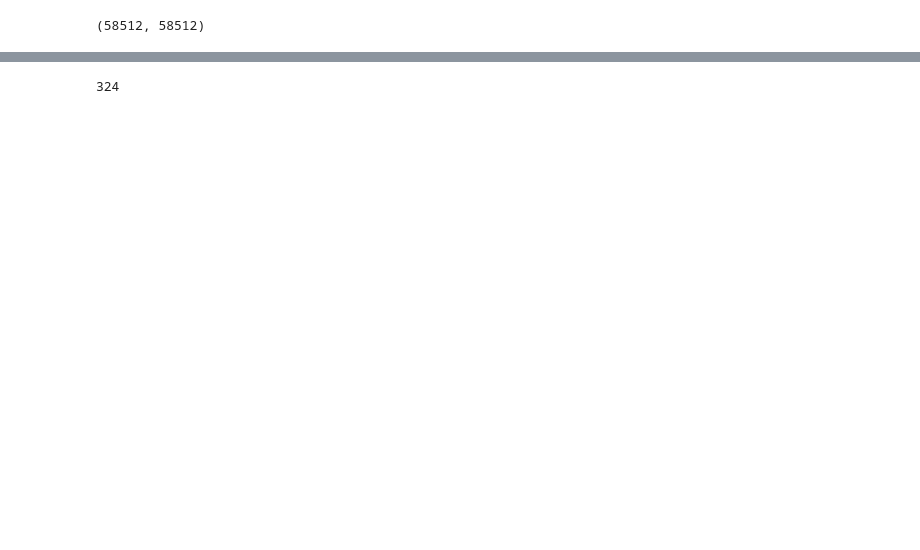
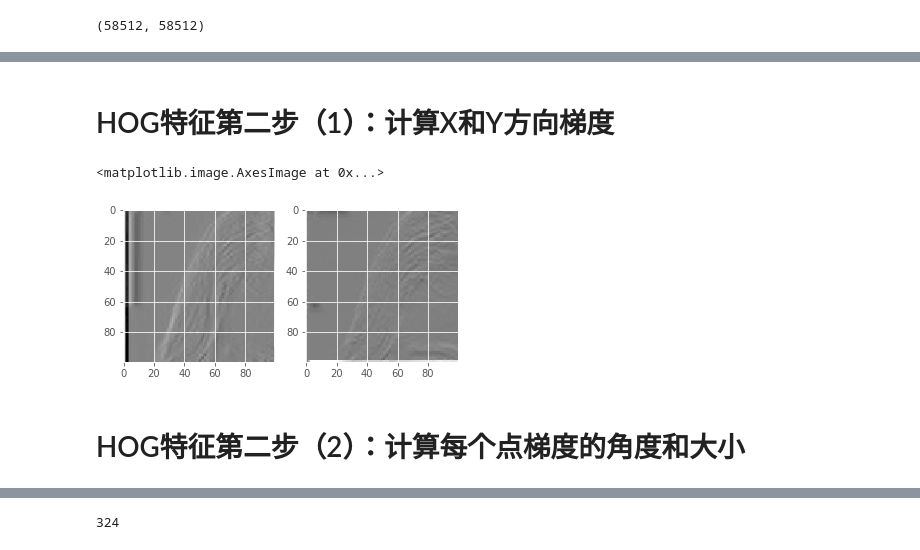
Before and after one commit to jiuzhangjiangzuo/Lesson1_simple_face, a Jupyter notebook: pre_CNN/HOG.ipynb, the cells around one changed output, grey strips where cells are left out. Cells and saved outputs as stored; diff of their text form; code cells hidden in the pictures; blank space fills up the shorter version.

```diff
--- a/pre_CNN/HOG.ipynb
+++ b/pre_CNN/HOG.ipynb
@@ -95,0 +69,2 @@ plt.imshow(np.asarray(one_feature).reshape(9,-1))
+# %% [markdown]
+# HOG特征第二步（1）：计算X和Y方向梯度
@@ -95,0 +76,10 @@ plt.imshow(np.asarray(one_feature).reshape(9,-1))
+# %%
+plt.subplot(1,2,1)
+plt.imshow(GX,cmap='gray')
+plt.subplot(1,2,2)
+plt.imshow(GY,cmap='gray')
+# %% [output]
+<matplotlib.image.AxesImage at 0x...>
+[figure, added]
+# %% [markdown]
+# HOG特征第二步（2）：计算每个点梯度的角度和大小
```
Also changed, not shown: parts of 40 cells of this notebook, 4 other files.
